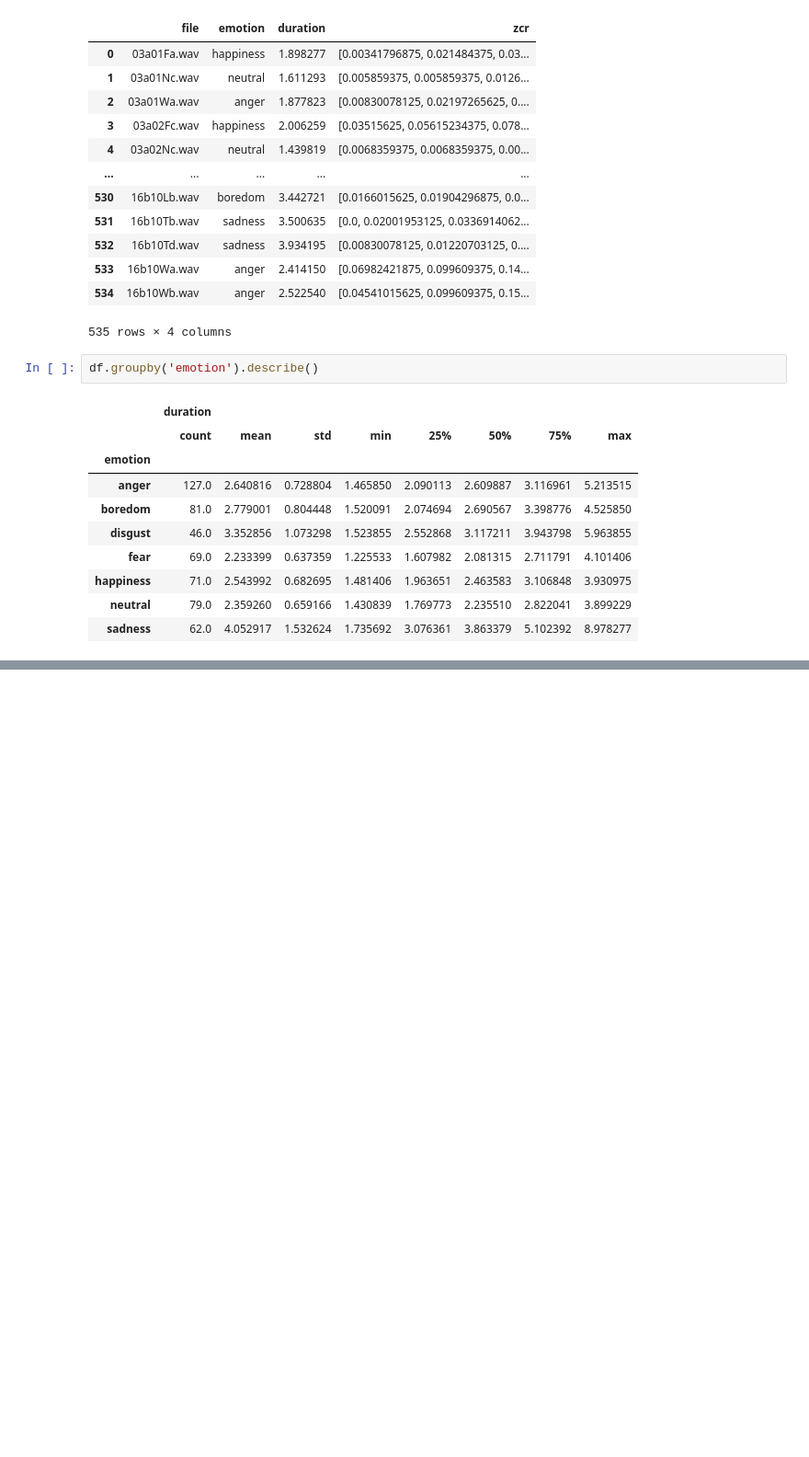
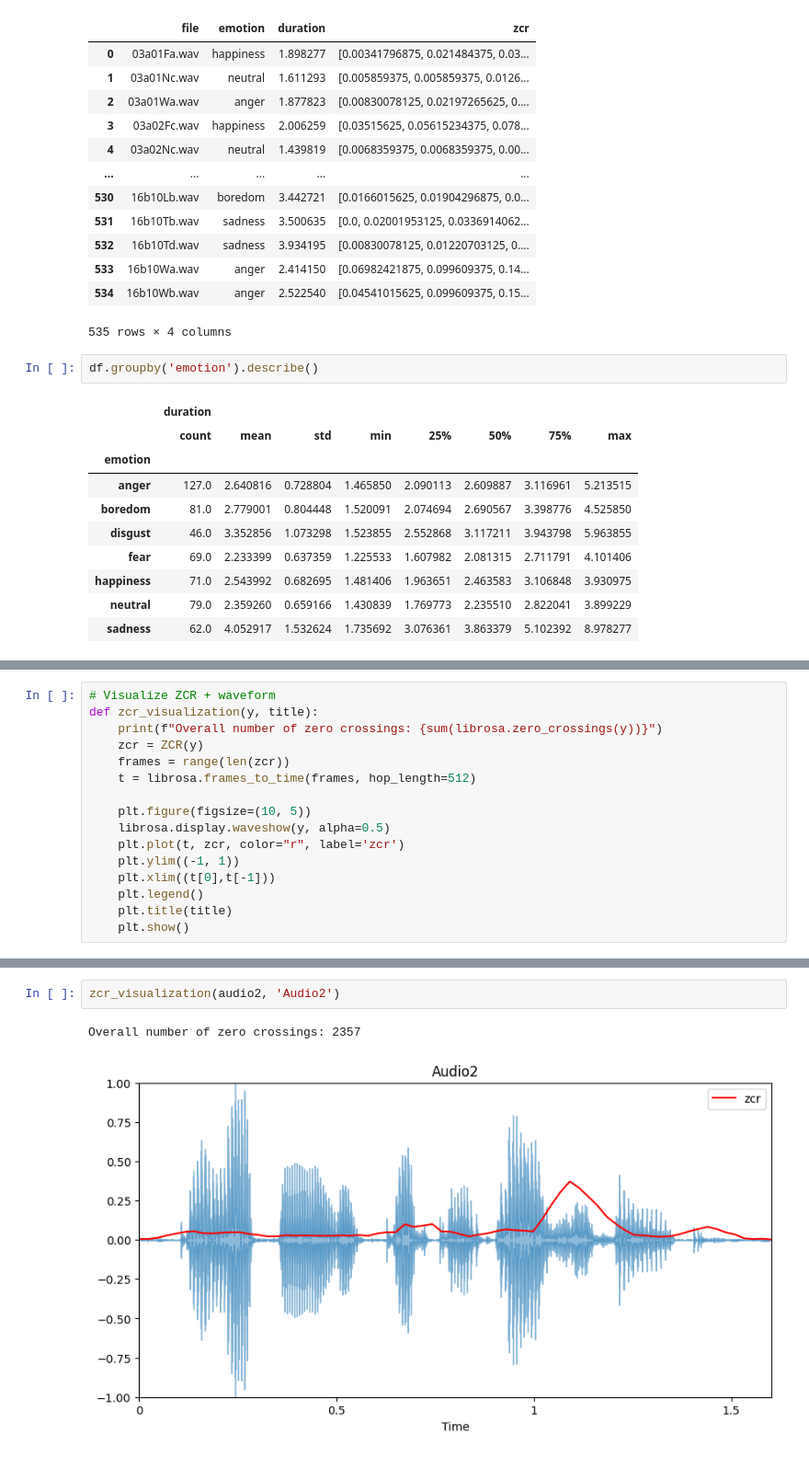
Before and after one commit to kimlindner/automatic_speech_emotion_recognition, a Jupyter notebook: notebooks/data_exploration.ipynb, the cells around one changed output, grey strips where cells are left out. Shown at 92% size. Cells and saved outputs as stored; diff of their text form; blank space fills up the shorter version.

Commit message:
Update data_exploration.ipynb
entropy computations, source code understanding librosa zcr

```diff
--- a/notebooks/data_exploration.ipynb
+++ b/notebooks/data_exploration.ipynb
@@ -426,0 +404,16 @@ plt.plot(ZCR(audio1))
+# %%
+# Visualize ZCR + waveform
+def zcr_visualization(y, title):
+    print(f"Overall number of zero crossings: {sum(librosa.zero_crossings(y))}")
+    zcr = ZCR(y)
+    frames = range(len(zcr))
+    t = librosa.frames_to_time(frames, hop_length=512)
+
+    plt.figure(figsize=(10, 5))
+    librosa.display.waveshow(y, alpha=0.5)
+    plt.plot(t, zcr, color="r", label='zcr')
+    plt.ylim((-1, 1))
+    plt.xlim((t[0],t[-1]))
+    plt.legend()
+    plt.title(title)
+    plt.show()
@@ -426,0 +425,5 @@ plt.plot(ZCR(audio1))
+# %%
+zcr_visualization(audio2, 'Audio2')
+# %% [output]
+Overall number of zero crossings: 2357
+[figure, added]
```
Also changed, not shown: parts of 92 cells of this notebook.
